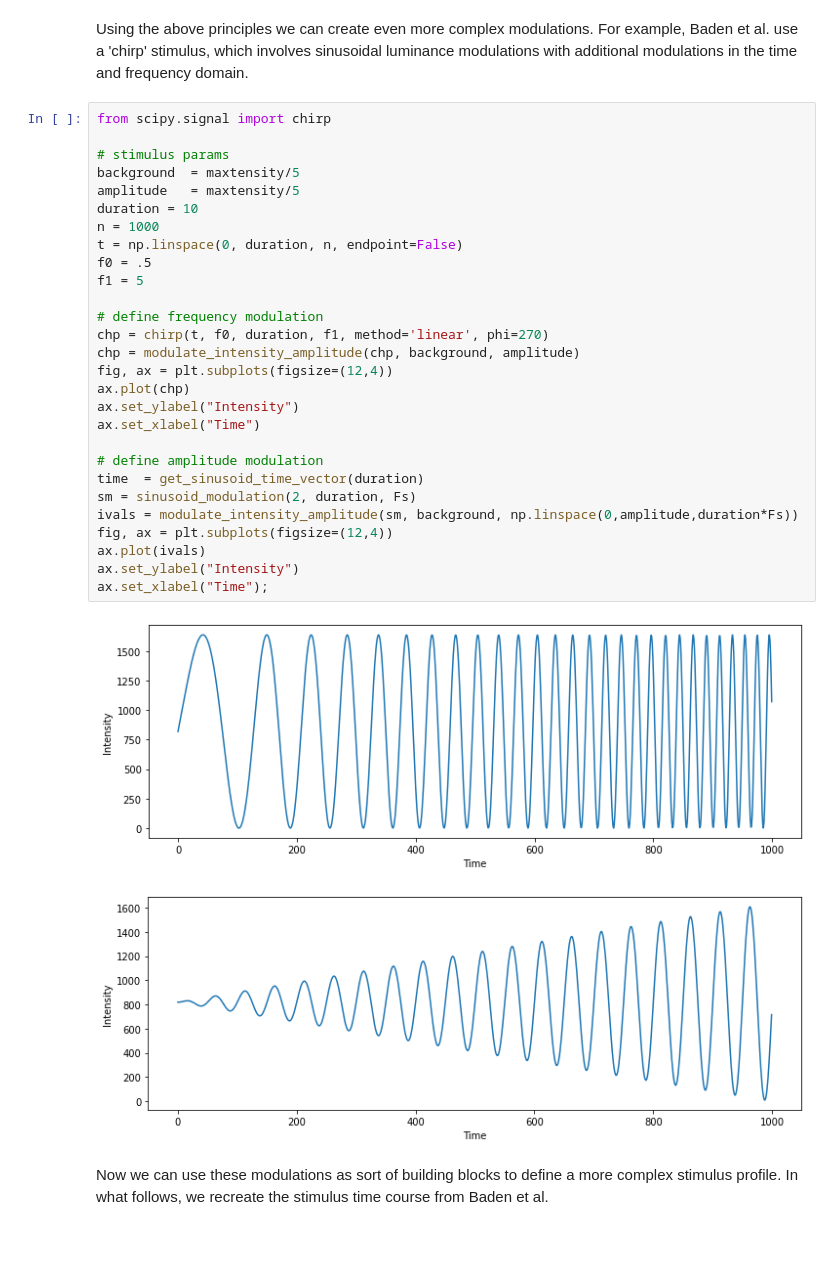
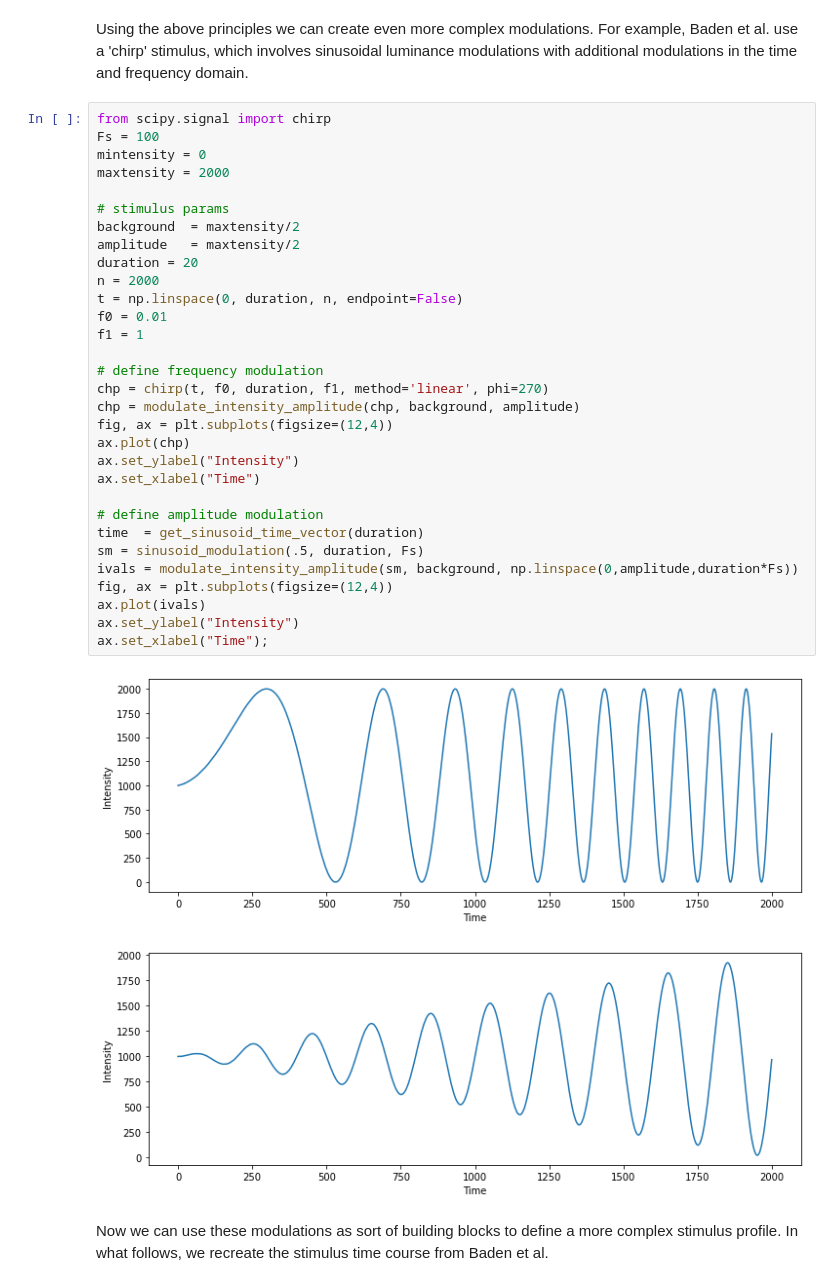
Before and after one commit to PyPlr/cvd_pupillometry, a Jupyter notebook: PyPlr/pyplr/notebooks/making_video_files_for_STLAB.ipynb, the cells around one changed output. Saved outputs shown, nothing was run; the diff lists cells and outputs as text; blank space fills up the shorter version.

```diff
--- a/PyPlr/pyplr/notebooks/making_video_files_for_STLAB.ipynb
+++ b/PyPlr/pyplr/notebooks/making_video_files_for_STLAB.ipynb
@@ -175,35 +179,38 @@ d.play_video_file(stop=True)
 Using the above principles we can create even more complex modulations. For example, Baden et al. use a 'chirp' stimulus, which involves sinusoidal luminance modulations with additional modulations in the time and frequency domain.
 # %%
 from scipy.signal import chirp
+Fs = 100
+mintensity = 0
+maxtensity = 2000
 
 # stimulus params
-background  = maxtensity/5
-amplitude   = maxtensity/5
-duration = 10
-n = 1000
+background  = maxtensity/2
+amplitude   = maxtensity/2
+duration = 20
+n = 2000
 t = np.linspace(0, duration, n, endpoint=False)
-f0 = .5
-f1 = 5
+f0 = 0.01
+f1 = 1
 
 # define frequency modulation
 chp = chirp(t, f0, duration, f1, method='linear', phi=270)
 chp = modulate_intensity_amplitude(chp, background, amplitude)
 fig, ax = plt.subplots(figsize=(12,4))
 ax.plot(chp)
 ax.set_ylabel("Intensity")
 ax.set_xlabel("Time")
 
 # define amplitude modulation
 time  = get_sinusoid_time_vector(duration)
-sm = sinusoid_modulation(2, duration, Fs)
+sm = sinusoid_modulation(.5, duration, Fs)
 ivals = modulate_intensity_amplitude(sm, background, np.linspace(0,amplitude,duration*Fs))
 fig, ax = plt.subplots(figsize=(12,4))
 ax.plot(ivals)
 ax.set_ylabel("Intensity")
 ax.set_xlabel("Time");
 # %% [output]
-[figure, old version]
+[figure, new version]
-[figure, old version]
+[figure, new version]
 # %% [markdown]
 Now we can use these modulations as sort of building blocks to define a more complex stimulus profile. In what follows, we recreate the stimulus time course from Baden et al.
 # %%
```
Also changed, not shown: parts of 8 cells of this notebook, 27 other files.
